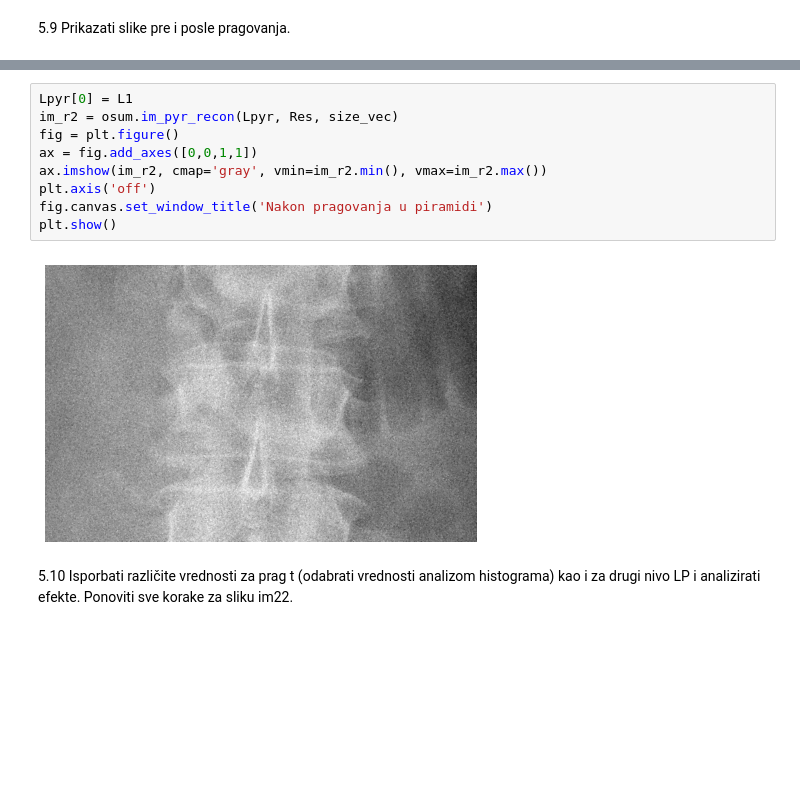
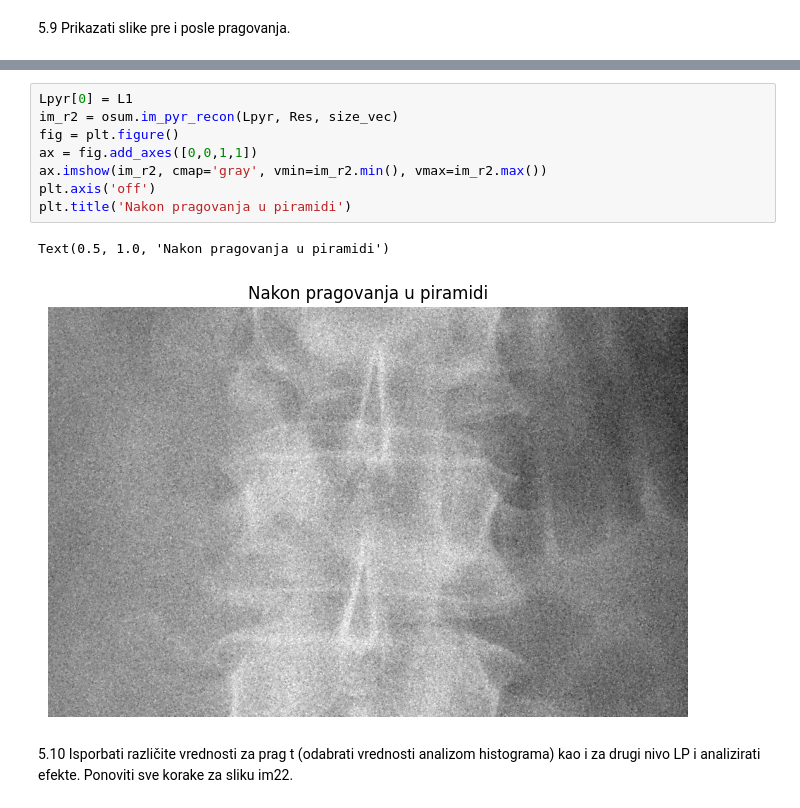
Before and after one commit to nebojsa-bozanic/BMI_OSuM, a Jupyter notebook: OSuM_Vezba7/OSuM_Vezba7/OSuM_vezba_7.ipynb, the cells around one changed output, grey strips where cells are left out. Drawn from its saved outputs; the diff is of its cells as text; blank space fills up the shorter version.

```diff
--- a/OSuM_Vezba7/OSuM_Vezba7/OSuM_vezba_7.ipynb
+++ b/OSuM_Vezba7/OSuM_Vezba7/OSuM_vezba_7.ipynb
@@ -248,14 +241,14 @@ fig.canvas.set_window_title('Originalna slika')
 # %%
 Lpyr[0] = L1
 im_r2 = osum.im_pyr_recon(Lpyr, Res, size_vec)
 fig = plt.figure()
 ax = fig.add_axes([0,0,1,1])
 ax.imshow(im_r2, cmap='gray', vmin=im_r2.min(), vmax=im_r2.max())
 plt.axis('off')
-fig.canvas.set_window_title('Nakon pragovanja u piramidi')
-plt.show()
+plt.title('Nakon pragovanja u piramidi')
 # %% [output]
+Text(0.5, 1.0, 'Nakon pragovanja u piramidi')
-[figure, old version]
+[figure, new version]
 # %% [markdown]
 5.10 Isporbati različite vrednosti za prag t (odabrati vrednosti analizom histograma)
 kao i za drugi nivo LP i analizirati efekte. Ponoviti sve korake za sliku im22.
```
Also changed, not shown: parts of 12 cells of this notebook.
